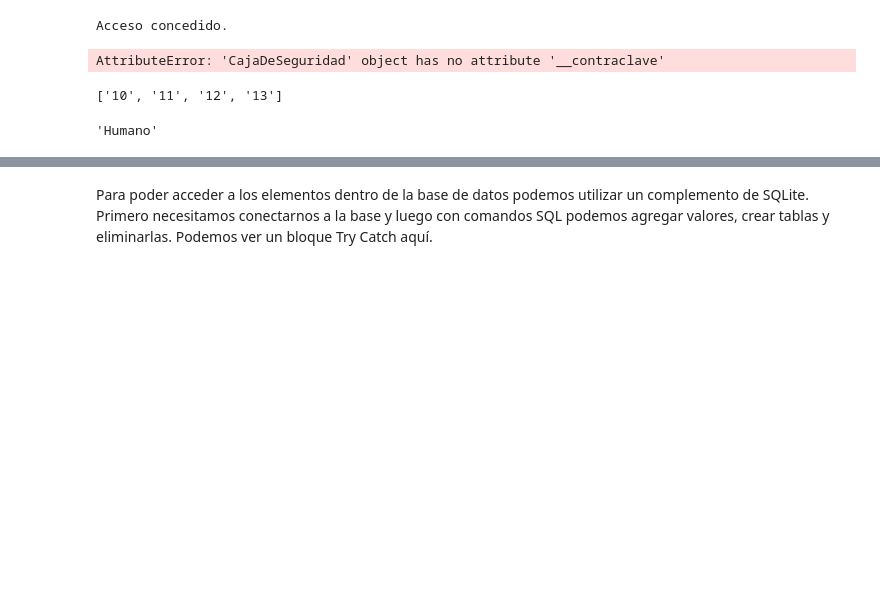
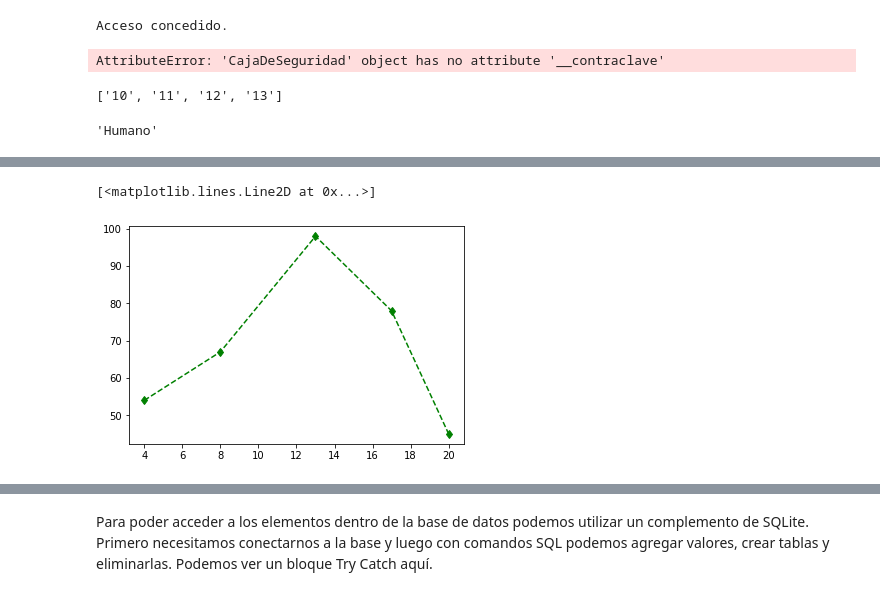
Before and after one commit to Danielhdz0/Python2020-1B, a Jupyter notebook: Desktop/Pythons/El Lenguaje de programación Python.ipynb, the cells around one changed output, grey strips where cells are left out. Drawn from its saved outputs; the diff is of its cells as text; code cells hidden in the pictures; blank space fills up the shorter version.

```diff
--- a/Desktop/Pythons/El Lenguaje de programación Python.ipynb
+++ b/Desktop/Pythons/El Lenguaje de programación Python.ipynb
@@ -1319,0 +1501,5 @@ AttributeError: 'Chalan' object has no attribute 'consulta_tareas'
+# %%
+plt.plot([4,8,13,17,20],[54, 67, 98, 78, 45],'g--d')
+# %% [output]
+[<matplotlib.lines.Line2D at 0x...>]
+[figure, added]
```
Also changed, not shown: parts of 33 cells of this notebook, 2 other files.
